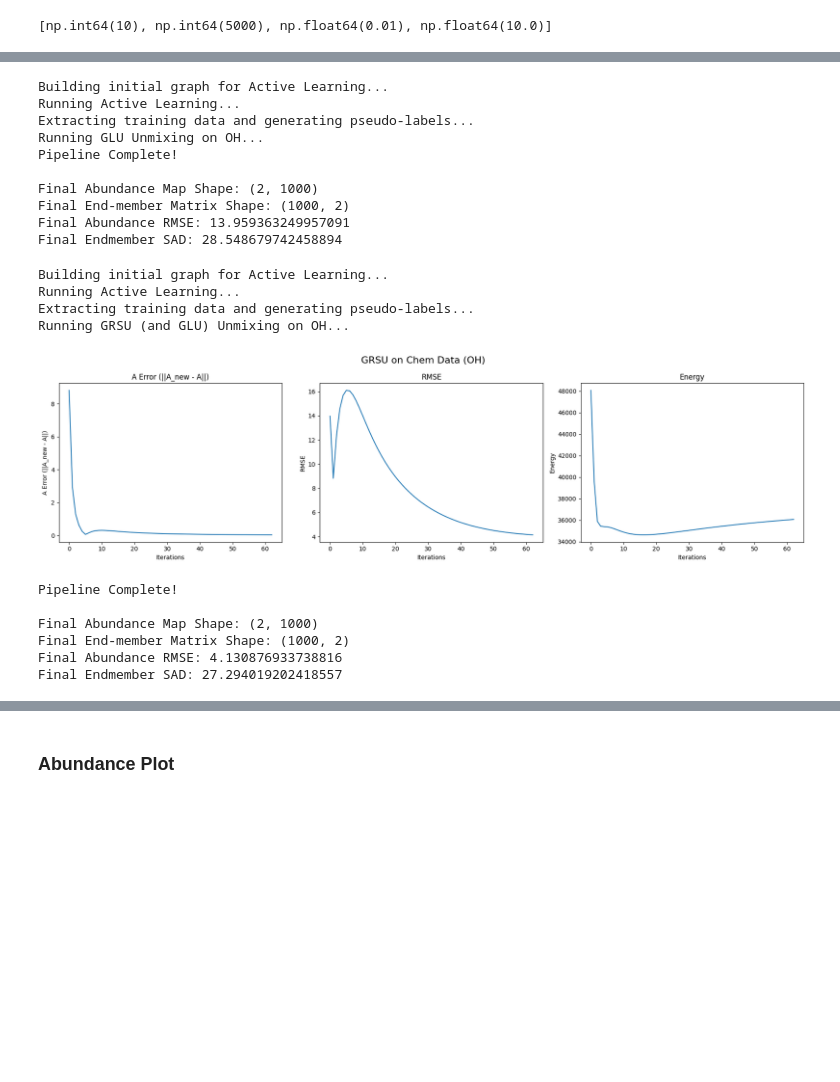
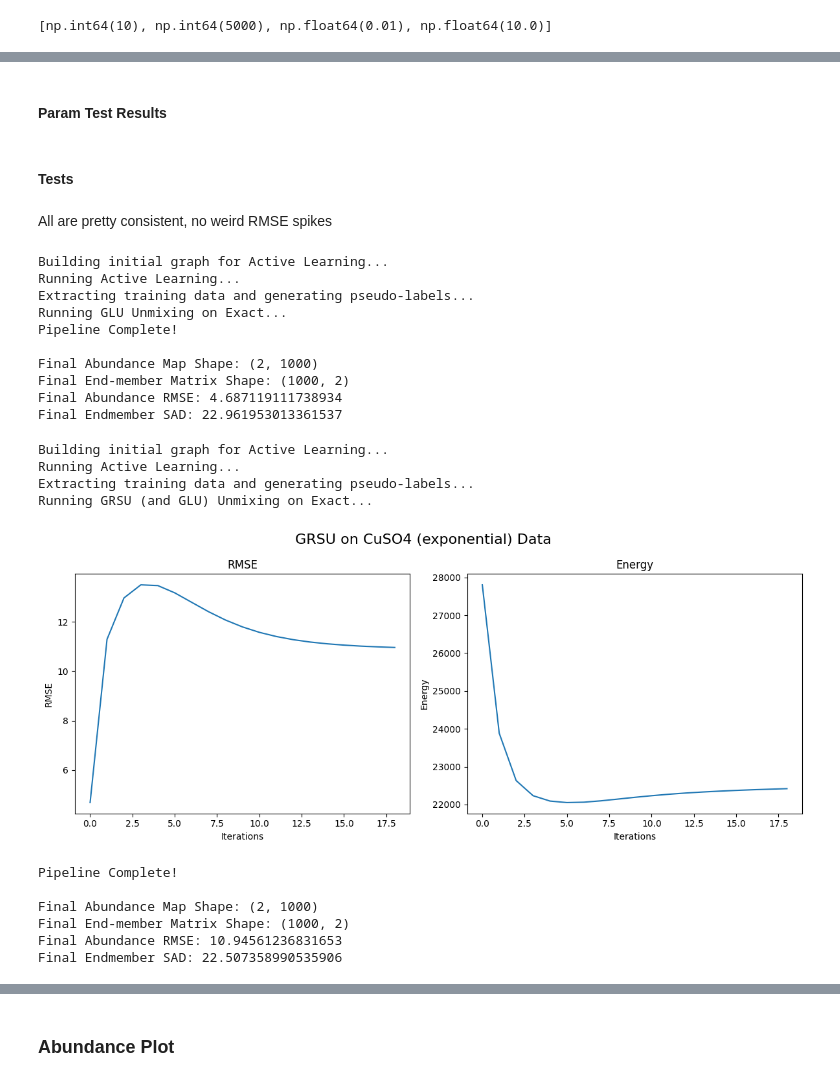
Before and after one commit to mtyler1059/Nearly-Blind-Hyperspectral-Unmixing, a Jupyter notebook: chem_experiments.ipynb, the cells around one changed output, grey strips where cells are left out. Saved outputs shown, nothing was run; the diff lists cells and outputs as text; code cells hidden in the pictures; blank space fills up the shorter version.

Commit message:
Ran all experiments on optimal params

```diff
--- a/chem_experiments.ipynb
+++ b/chem_experiments.ipynb
@@ -26,7 +27,7 @@ from graph_active_learning_functions import *
 ### Load data
 # %%
 samples = 1000
-iters = 150
+iters = 100
 X_chem, S_gt_chem, A_gt_chem = load_data(name = 'synth_chem_data.npy', typename = 'chem')
 # %% [output]
 Keys in the dataset: dict_keys(['X', 'A_gt', 'S_gt'])
@@ -121,0 +123,2 @@ Best rho: 10.0
+# %% [markdown]
+#### Param Test Results
@@ -122,51 +192,59 @@ Best rho: 10.0
+# %% [markdown]
+#### Tests
+# %% [markdown]
+All are pretty consistent, no weird RMSE spikes
 # %%
-# GLU
-
-# Best RMSE + SAD: 42.508042837023396
+# GLU (Exact)
+# ==========
+# Best RMSE + SAD: 27.64907189943892
 # Best alpha: 100
 # Best lambda: 1
 # Best gamma: 0.01
 # Best rho: 0.01
+# RMSE: 4.687118886663401
+#  SAD: 22.961953012775517
 
 A_GLU_chem, S_GLU_chem, A_GLU_RMSE_chem, S_GLU_RMSE_chem = run_unmixing_pipeline_example(X = X_chem, A_gt = A_gt_chem, S_gt = S_gt_chem,
                                                                                          N = 1000, iters = iters, alpha = 100.0, lam = 1.0, gamma = 0.01, rho = 0.01, m_0 = 2,
-                                                                                         print_bool = True, OH_labels = True, GRSU_bool = False,
-                                                                                         A_error = False, RMSE_plot = False, Energy_plot = False, title_0 = "GLU on Chem Data (OH)", prep = None)
+                                                                                         print_bool = True, OH_labels = False, GRSU_bool = False,
+                                                                                         A_error = False, RMSE_plot = False, Energy_plot = False, title_0 = "GLU on CuSO4 (exponential) Data", prep = None)
 # %% [output]
 Building initial graph for Active Learning...
 Running Active Learning...
 Extracting training data and generating pseudo-labels...
-Running GLU Unmixing on OH...
+Running GLU Unmixing on Exact...
 Pipeline Complete!
 
 Final Abundance Map Shape: (2, 1000)
 Final End-member Matrix Shape: (1000, 2)
-Final Abundance RMSE: 13.959363249957091
-Final Endmember SAD: 28.548679742458894
+Final Abundance RMSE: 4.687119111738934
+Final Endmember SAD: 22.961953013361537
 # %%
-# GRSU
-
-# Best RMSE + SAD: 31.676199839969286
+# GRSU (Exact)
+# ==========
+# Best RMSE + SAD: 33.452971418382745
 # Best alpha: 10
 # Best lambda: 5000
 # Best gamma: 0.01
-# Best rho: 1.0
+# Best rho: 10.0
+# RMSE: 10.945612399866981
+#  SAD: 22.50735901851576
 
 A_GRSU_chem, S_GRSU_chem, A_GRSU_RMSE_chem, S_GRSU_RMSE_chem = run_unmixing_pipeline_example(X = X_chem, A_gt = A_gt_chem, S_gt = S_gt_chem,
-                                                                                         N = 1000, iters = iters, alpha = 10.0, lam = 5000.0, gamma = 0.01, rho = 1.0, m_0 = 2,
-                                                                                         print_bool = True, OH_labels = True, GRSU_bool = True,
-                                                                                         A_error = True, RMSE_plot = True, Energy_plot = True, title_0 = "GRSU on Chem Data (OH)", prep = None)
+                                                                                         N = 1000, iters = iters, alpha = 10.0, lam = 5000.0, gamma = 0.01, rho = 10.0, m_0 = 2,
+                                                                                         print_bool = True, OH_labels = False, GRSU_bool = True,
+                                                                                         A_error = False, RMSE_plot = True, Energy_plot = True, title_0 = "GRSU on CuSO4 (exponential) Data", prep = None)
 # %% [output]
 Building initial graph for Active Learning...
 Running Active Learning...
 Extracting training data and generating pseudo-labels...
-Running GRSU (and GLU) Unmixing on OH...
+Running GRSU (and GLU) Unmixing on Exact...
-[figure, old version]
+[figure, new version]
 Pipeline Complete!
 
 Final Abundance Map Shape: (2, 1000)
 Final End-member Matrix Shape: (1000, 2)
-Final Abundance RMSE: 4.130876933738816
-Final Endmember SAD: 27.294019202418557
+Final Abundance RMSE: 10.94561236831653
+Final Endmember SAD: 22.507358990535906
 # %%
 # ALMM
```
Also changed, not shown: parts of 48 cells of this notebook, 1 other file.
